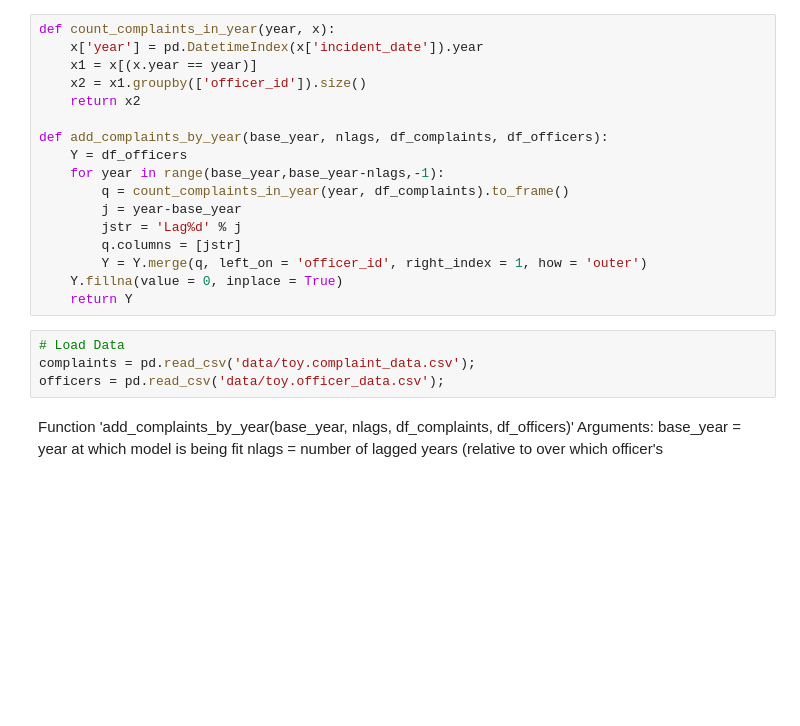
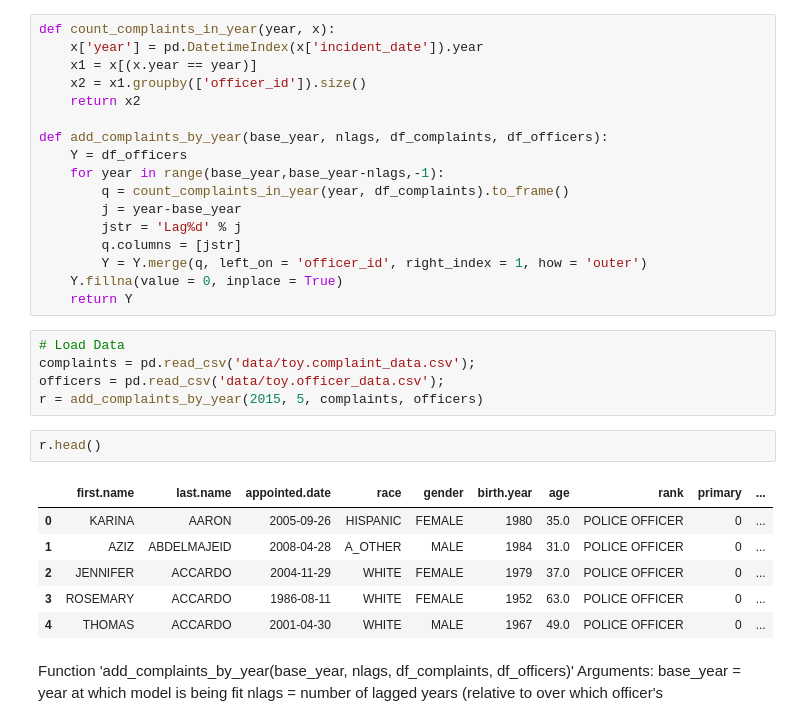
Before and after one commit to cmehta126/yinshack, a Jupyter notebook: count_lagged_complaints.ipynb, the cells around one changed output. Cells and saved outputs as stored; diff of their text form; blank space fills up the shorter version.

```diff
--- a/count_lagged_complaints.ipynb
+++ b/count_lagged_complaints.ipynb
@@ -21,6 +21,16 @@ def add_complaints_by_year(base_year, nlags, df_complaints, df_officers):
 # Load Data
 complaints = pd.read_csv('data/toy.complaint_data.csv');
 officers = pd.read_csv('data/toy.officer_data.csv');
+r = add_complaints_by_year(2015, 5, complaints, officers)
+# %%
+r.head()
+# %% [output]
+|  | first.name | last.name | appointed.date | race | gender | birth.year | age | rank | primary | ... |
+| 0 | KARINA | AARON | 2005-09-26 | HISPANIC | FEMALE | 1980 | 35.0 | POLICE OFFICER | 0 | ... |
+| 1 | AZIZ | ABDELMAJEID | 2008-04-28 | A_OTHER | MALE | 1984 | 31.0 | POLICE OFFICER | 0 | ... |
+| 2 | JENNIFER | ACCARDO | 2004-11-29 | WHITE | FEMALE | 1979 | 37.0 | POLICE OFFICER | 0 | ... |
+| 3 | ROSEMARY | ACCARDO | 1986-08-11 | WHITE | FEMALE | 1952 | 63.0 | POLICE OFFICER | 0 | ... |
+| 4 | THOMAS | ACCARDO | 2001-04-30 | WHITE | MALE | 1967 | 49.0 | POLICE OFFICER | 0 | ... |
 # %% [markdown]
 Function 'add_complaints_by_year(base_year, nlags, df_complaints, df_officers)'
 Arguments:
```
Also changed, not shown: 5 other files.
